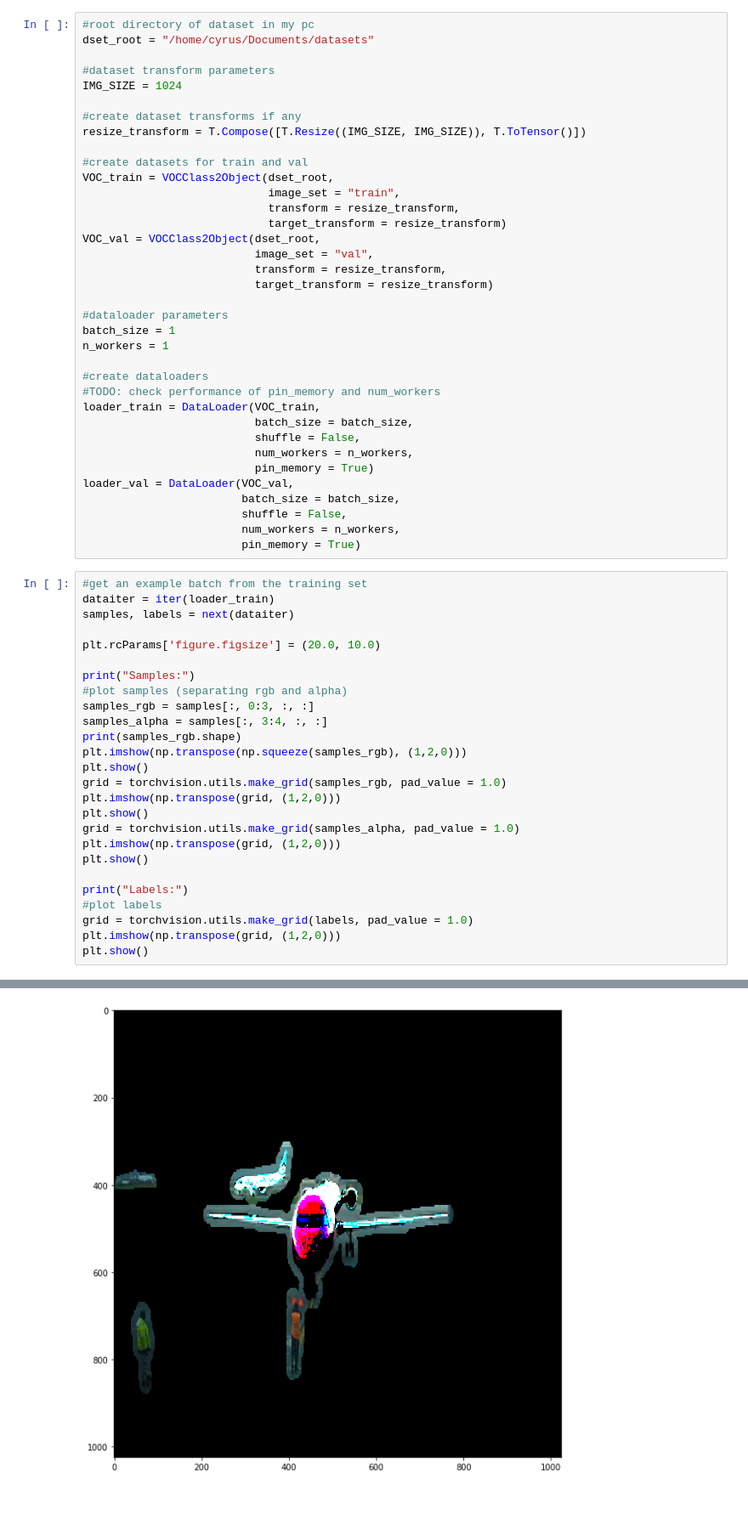
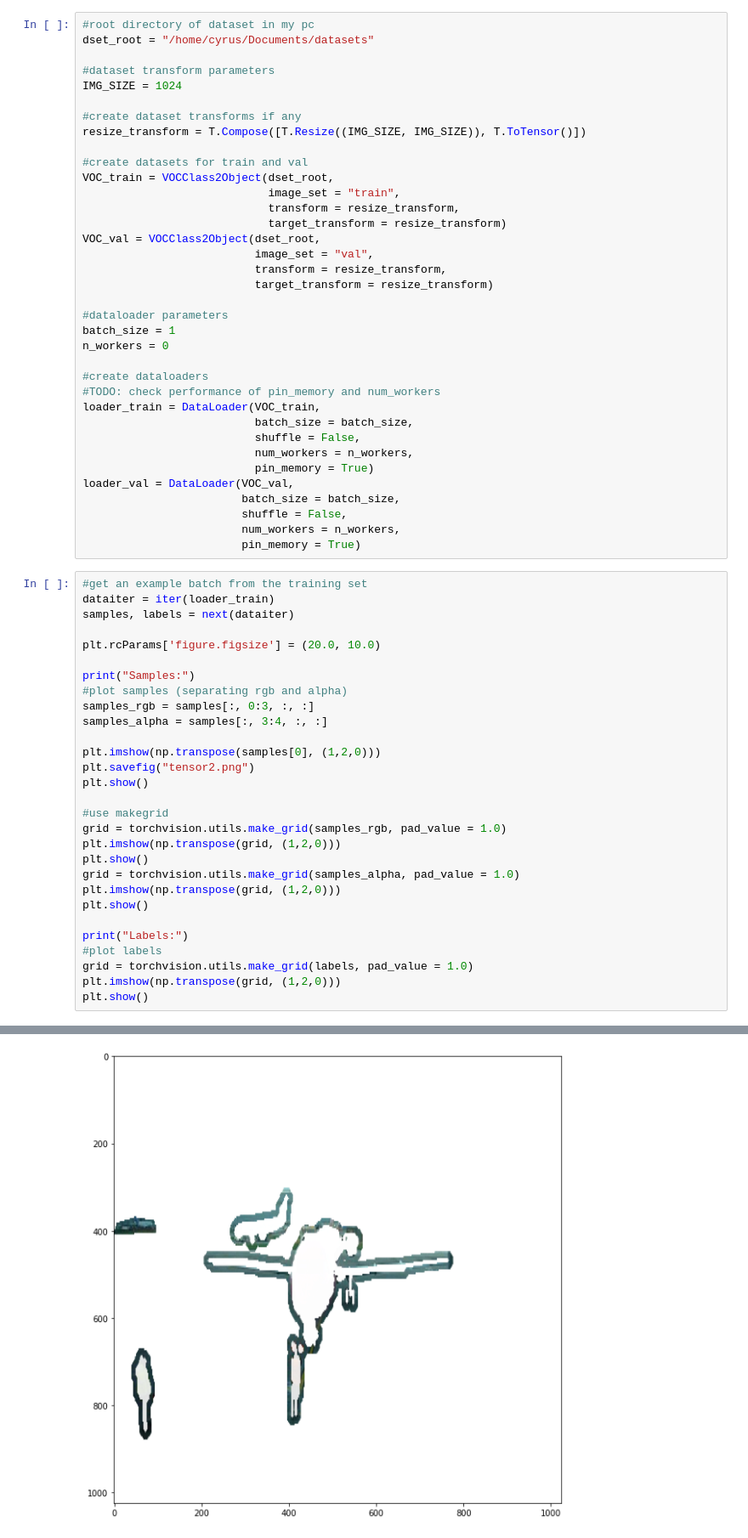
Before and after one commit to Cy-r0/MSc-thesis, a Jupyter notebook: semantic-to-instance.ipynb, the cells around one changed output, grey strips where cells are left out. Shown: that part at 85% size. Drawn from its saved outputs; the diff is of its cells as text; blank space fills up the shorter version.

Commit message:
trying to find out why ToTensor fucks up alpha channel

```diff
--- a/semantic-to-instance.ipynb
+++ b/semantic-to-instance.ipynb
@@ -51,7 +51,7 @@ VOC_val = VOCClass2Object(dset_root,
 
 #dataloader parameters
 batch_size = 1
-n_workers = 1
+n_workers = 0
 
 #create dataloaders
 #TODO: check performance of pin_memory and num_workers
@@ -76,9 +76,12 @@ print("Samples:")
 #plot samples (separating rgb and alpha)
 samples_rgb = samples[:, 0:3, :, :]
 samples_alpha = samples[:, 3:4, :, :]
-print(samples_rgb.shape)
-plt.imshow(np.transpose(np.squeeze(samples_rgb), (1,2,0)))
+
+plt.imshow(np.transpose(samples[0], (1,2,0)))
+plt.savefig("tensor2.png")
 plt.show()
+
+#use makegrid
 grid = torchvision.utils.make_grid(samples_rgb, pad_value = 1.0)
 plt.imshow(np.transpose(grid, (1,2,0)))
 plt.show()
@@ -97,4 +99,4 @@ torch.Size([1, 3, 1024, 1024])
-[figure, old version]
+[figure, new version]
 [figure]
 [figure]
 Labels:
```
Also changed, not shown: parts of 2 cells of this notebook, 1 other file.
